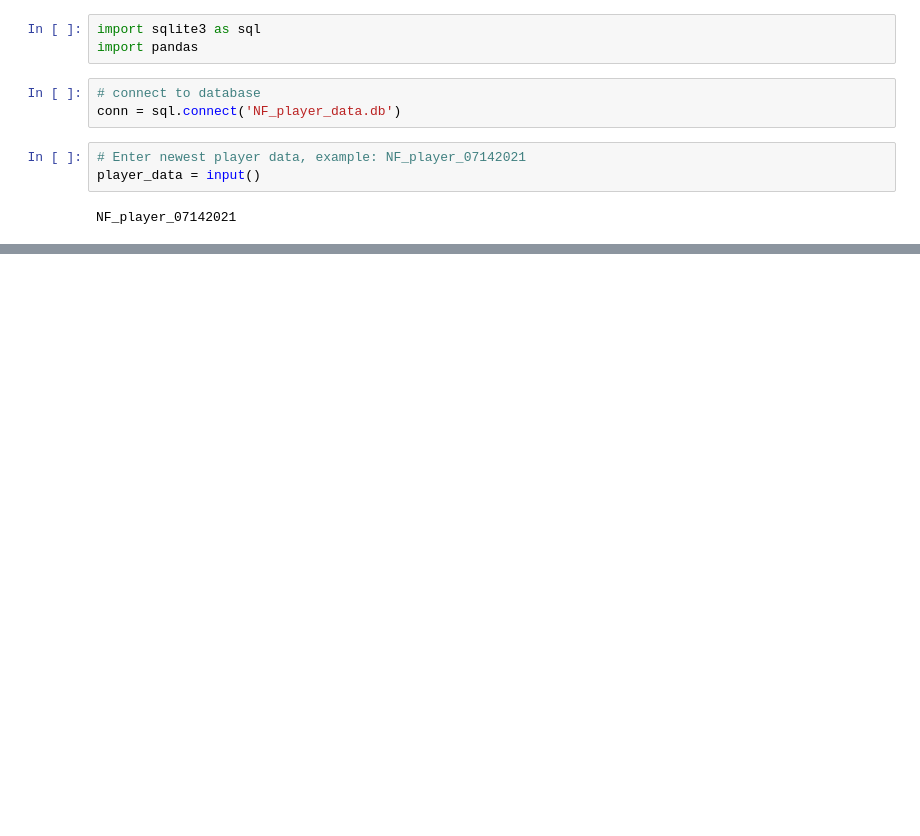
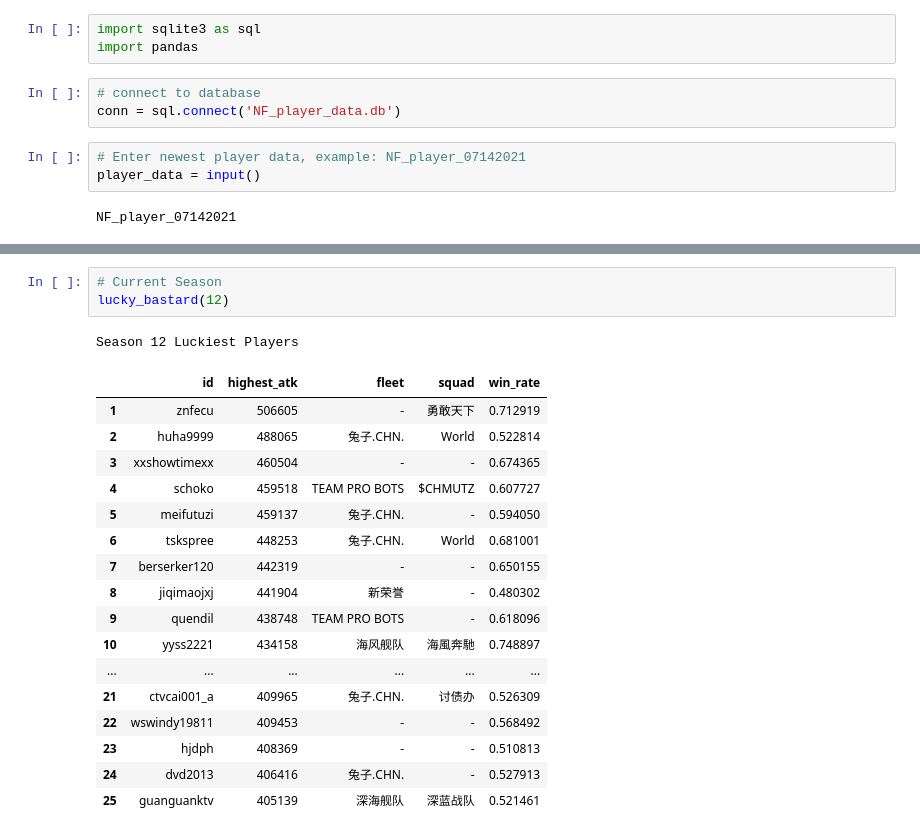
Before and after one commit to tskspree/NavyFIELD, a Jupyter notebook: Firepower_Ladder_Luckiest_Players.ipynb, the cells around one changed output, grey strips where cells are left out. Saved outputs shown, nothing was run; the diff lists cells and outputs as text; blank space fills up the shorter version.

```diff
--- a/Firepower_Ladder_Luckiest_Players.ipynb
+++ b/Firepower_Ladder_Luckiest_Players.ipynb
@@ -135,0 +139,22 @@ Season 6 Luckiest Players
+# %%
+# Current Season
+lucky_bastard(12)
+# %% [output]
+Season 12 Luckiest Players
+|  | id | highest_atk | fleet | squad | win_rate |
+| 1 | znfecu | 506605 | - | 勇敢天下 | 0.712919 |
+| 2 | huha9999 | 488065 | 兔子.CHN. | World | 0.522814 |
+| 3 | xxshowtimexx | 460504 | - | - | 0.674365 |
+| 4 | schoko | 459518 | TEAM PRO BOTS | $CHMUTZ | 0.607727 |
+| 5 | meifutuzi | 459137 | 兔子.CHN. | - | 0.594050 |
+| 6 | tskspree | 448253 | 兔子.CHN. | World | 0.681001 |
+| 7 | berserker120 | 442319 | - | - | 0.650155 |
+| 8 | jiqimaojxj | 441904 | 新荣誉 | - | 0.480302 |
+| 9 | quendil | 438748 | TEAM PRO BOTS | - | 0.618096 |
+| 10 | yyss2221 | 434158 | 海风舰队 | 海風奔馳 | 0.748897 |
+| ... | ... | ... | ... | ... | ... |
+| 21 | ctvcai001_a | 409965 | 兔子.CHN. | 讨债办 | 0.526309 |
+| 22 | wswindy19811 | 409453 | - | - | 0.568492 |
+| 23 | hjdph | 408369 | - | - | 0.510813 |
+| 24 | dvd2013 | 406416 | 兔子.CHN. | - | 0.527913 |
+| 25 | guanguanktv | 405139 | 深海舰队 | 深蓝战队 | 0.521461 |
```
Also changed, not shown: parts of 2 cells of this notebook.
